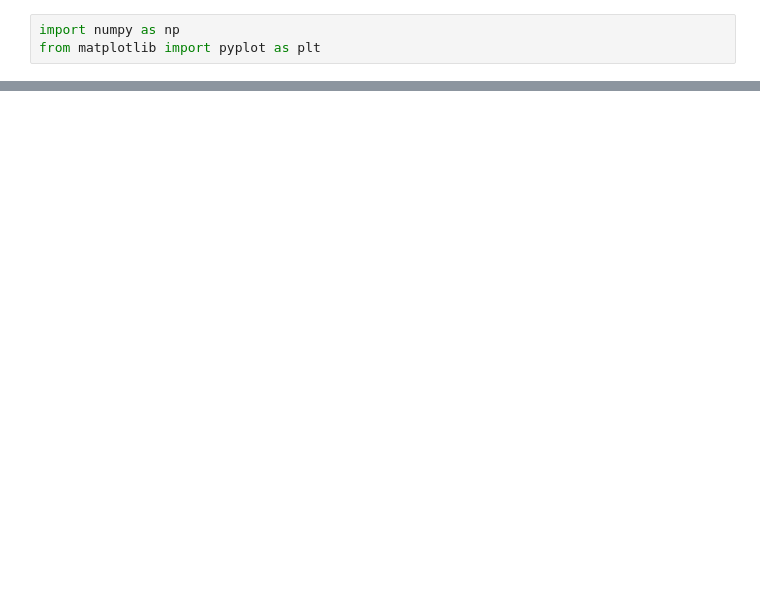
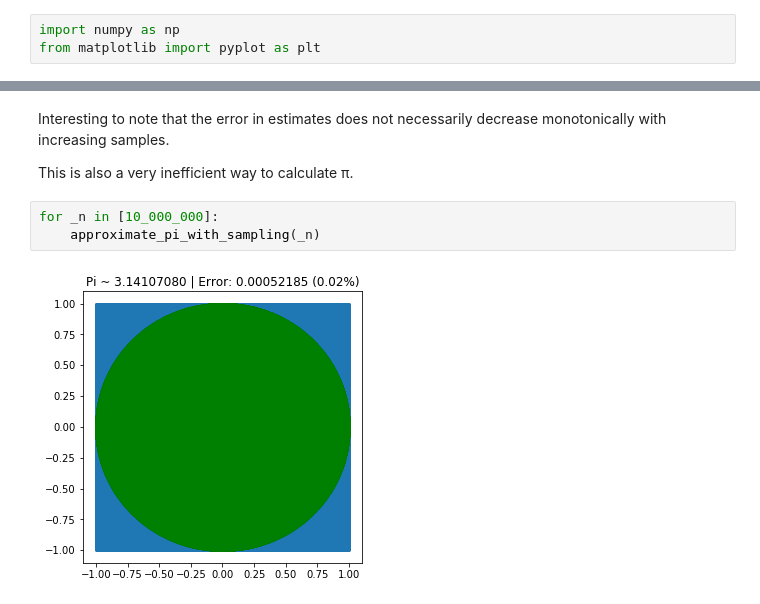
Before and after one commit to Robert-Muil/QB_Bayes_Course, a Jupyter notebook: notebooks/Approximating Pi.ipynb, the cells around one changed output, grey strips where cells are left out. Saved outputs shown, nothing was run; the diff lists cells and outputs as text; blank space fills up the shorter version.

Commit message:
neatened approx pi notebook

```diff
--- a/notebooks/Approximating Pi.ipynb
+++ b/notebooks/Approximating Pi.ipynb
@@ -47,0 +45,9 @@ for _n in [10, 100, 1000, 10_000, 100_000]:
+# %% [markdown]
+Interesting to note that the error in estimates does not necessarily decrease monotonically with increasing samples.
+
+This is also a very inefficient way to calculate π.
+# %%
+for _n in [10_000_000]:
+    approximate_pi_with_sampling(_n)
+# %% [output]
+[figure, added]
```
Also changed, not shown: parts of 5 cells of this notebook.
